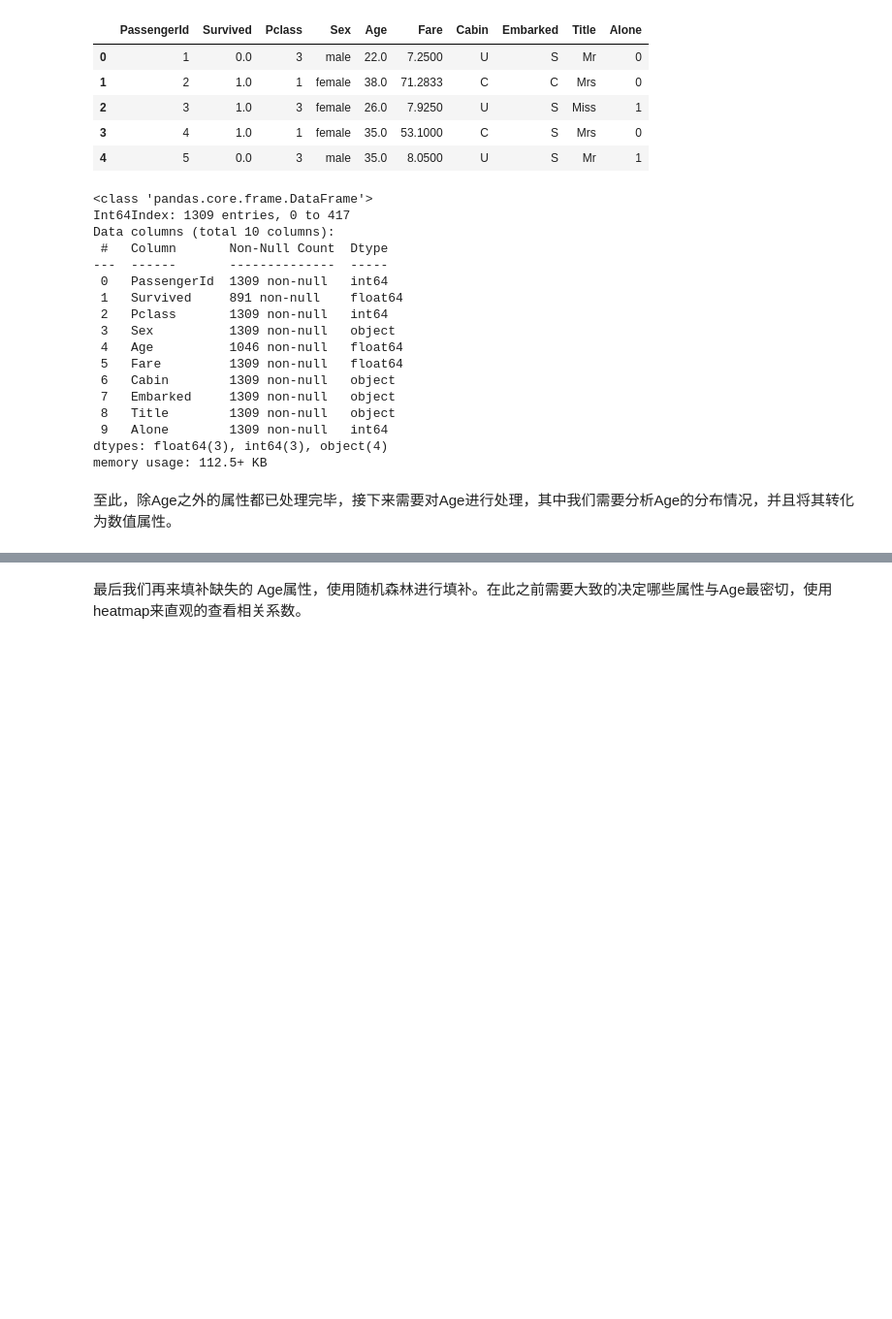
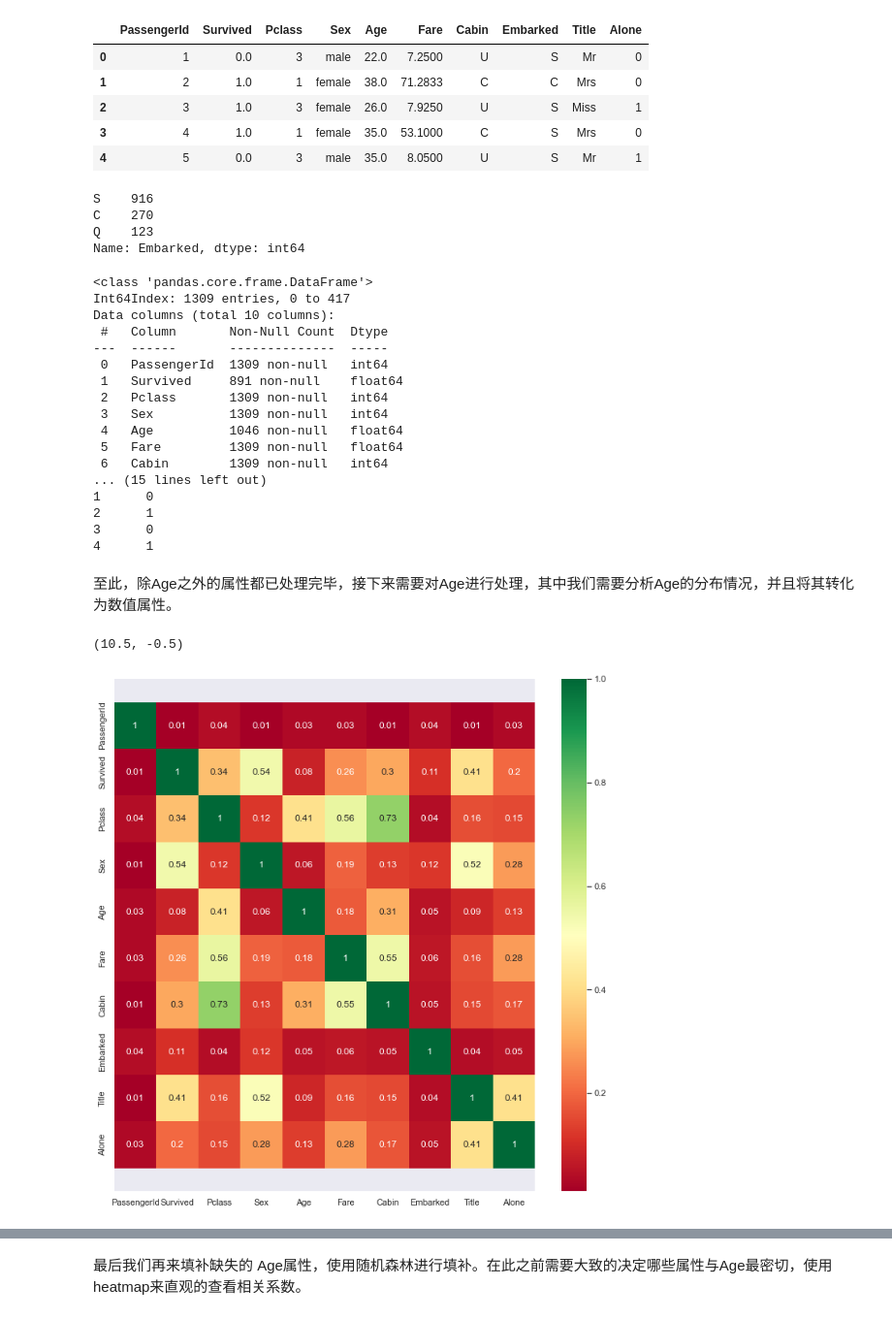
Before and after one commit to ChristeZeng/DataMining, a Jupyter notebook: Project/titanic-first.ipynb, the cells around one changed output, grey strips where cells are left out. Shown: that part at 97% size. Drawn from its saved outputs; the diff is of its cells as text; code cells hidden in the pictures; blank space fills up the shorter version.

```diff
--- a/Project/titanic-first.ipynb
+++ b/Project/titanic-first.ipynb
@@ -185,3 +185,11 @@ titanic.head()
 | 2 | 3 | 1.0 | 3 | female | 26.0 | 7.9250 | U | S | Miss | 1 |
 | 3 | 4 | 1.0 | 1 | female | 35.0 | 53.1000 | C | S | Mrs | 0 |
 | 4 | 5 | 0.0 | 3 | male | 35.0 | 8.0500 | U | S | Mr | 1 |
+# %%
+titanic['Cabin'].value_counts()
+titanic['Embarked'].value_counts()
+# %% [output]
+S    916
+C    270
+Q    123
+Name: Embarked, dtype: int64
@@ -188,5 +202,6 @@ titanic.head()
 # %%
-titanic.info()
+print(titanic.info())
+print(titanic.head())
 # %% [output]
 <class 'pandas.core.frame.DataFrame'>
 Int64Index: 1309 entries, 0 to 417
@@ -196,17 +211,27 @@ Data columns (total 10 columns):
  0   PassengerId  1309 non-null   int64
  1   Survived     891 non-null    float64
  2   Pclass       1309 non-null   int64
- 3   Sex          1309 non-null   object
+ 3   Sex          1309 non-null   int64
  4   Age          1046 non-null   float64
  5   Fare         1309 non-null   float64
- 6   Cabin        1309 non-null   object
- 7   Embarked     1309 non-null   object
- 8   Title        1309 non-null   object
- 9   Alone        1309 non-null   int64
-dtypes: float64(3), int64(3), object(4)
-memory usage: 112.5+ KB
+ 6   Cabin        1309 non-null   int64
+... (15 lines left out)
+1      0
+2      1
+3      0
+4      1
 # %% [markdown]
 至此，除Age之外的属性都已处理完毕，接下来需要对Age进行处理，其中我们需要分析Age的分布情况，并且将其转化为数值属性。
+# %%
+import seaborn as sns
+correlation_matrix = np.absolute(titanic.corr().round(2))
+sns.set(rc={'figure.figsize':(12, 12)})
+ax = sns.heatmap(correlation_matrix, annot=True, cmap='RdYlGn')
+bottom, top = ax.get_ylim()
+ax.set_ylim(bottom + 0.5, top - 0.5)
+# %% [output]
+(10.5, -0.5)
+[figure, added]
 # %%
 variables = ['Pclass', 'Sex', 'Age', 'Fare', 'Cabin', 'Embarked', 'Title', 'Alone']
 trainAge = titanic[variables]
```
Also changed, not shown: parts of 16 cells of this notebook, 21 other files.
